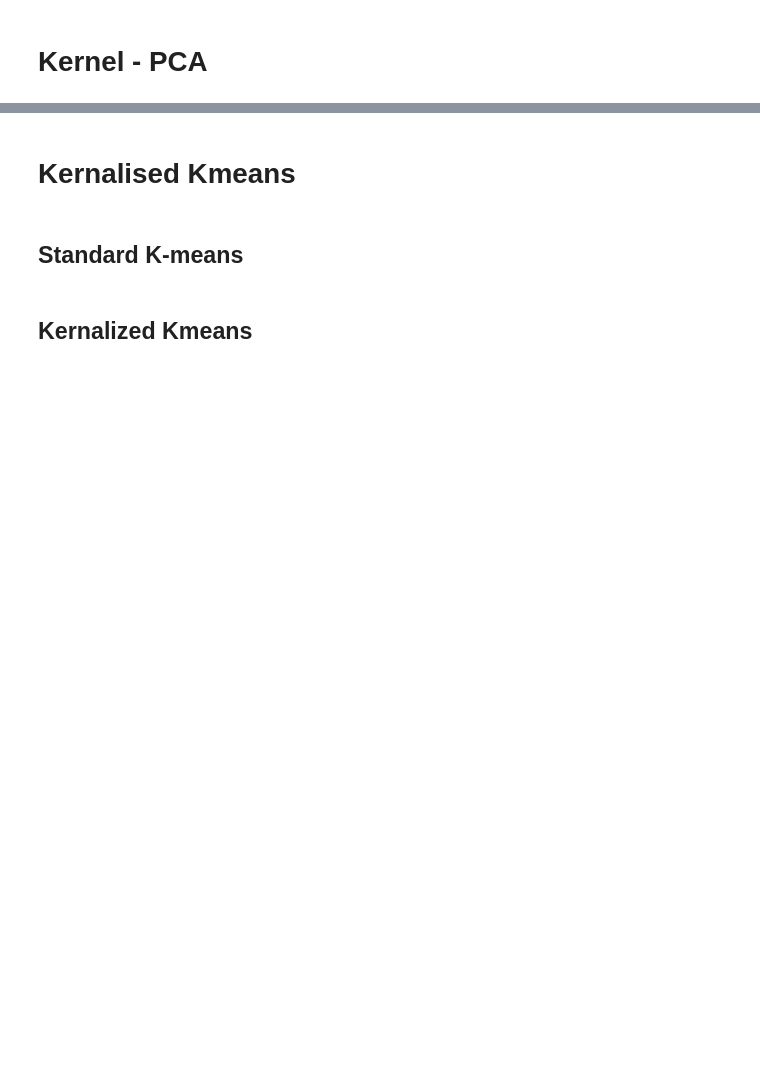
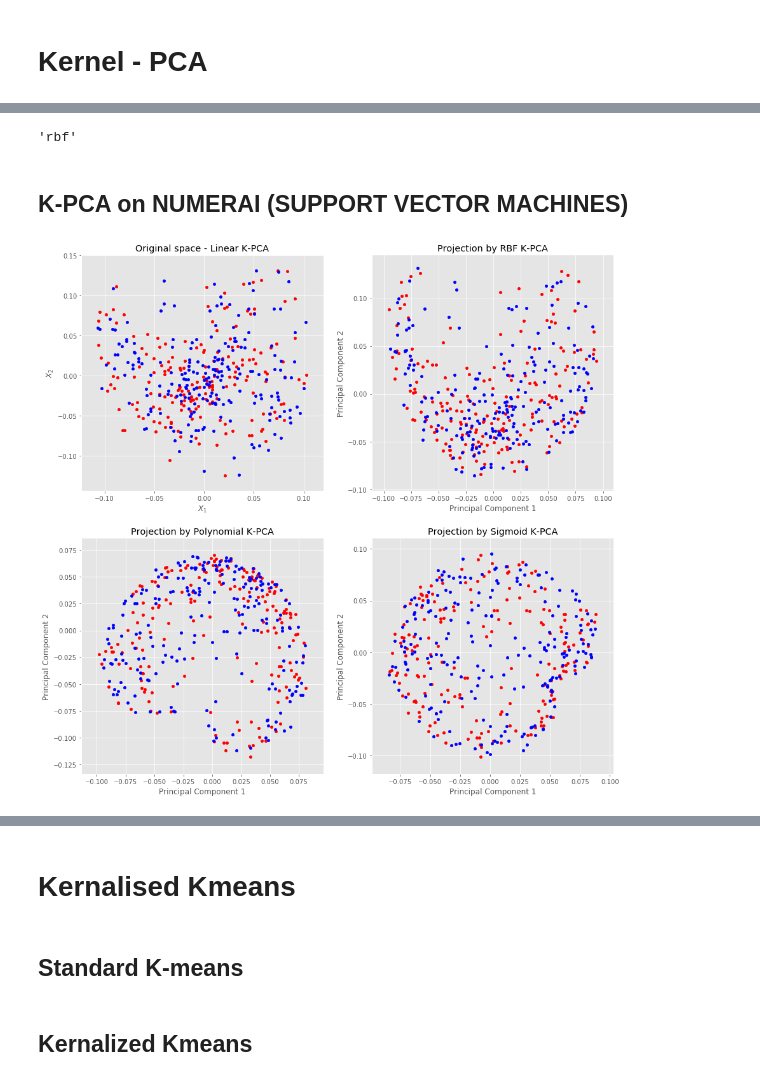
Before and after one commit to ajoseph12/Machine_Learning_lab, a Jupyter notebook: ML_LAB_1.ipynb, the cells around one changed output, grey strips where cells are left out. Saved outputs shown, nothing was run; the diff lists cells and outputs as text; code cells hidden in the pictures; blank space fills up the shorter version.

Commit message:
Testing and Numerai Dataset

```diff
--- a/ML_LAB_1.ipynb
+++ b/ML_LAB_1.ipynb
@@ -98,0 +450,51 @@ plt.show()
+# %%
+"""
+Also talk about the best estimators and all
+
+Table
+
+    Mode Precision Recall gamma degree
+1   rbf
+2   poly
+3   sigm
+
+"""
+# %% [output]
+'rbf'
+# %% [markdown]
+## K-PCA on NUMERAI (SUPPORT VECTOR MACHINES)
+# %%
+plt.figure(figsize= (15,15))
+
+np.random.seed(0)
+#X, Y = make_circles(n_samples=400, factor=.3, noise=.05)
+df = df[df['era'] == 'era3']
+X = df.values[:,3:-1]
+Y = df.values[:,-1]
+Y=Y.astype('int')
+reds = Y == 0
+blues = Y == 1
+
+mode_list = [['rbf',0.5, 1, 1, 'Original space - Linear K-PCA', '$X_1$','$X_2$'],
+             ['rbf',1, 1, 1, 'Projection by RBF K-PCA', 'Principal Component 1','Principal Component 2'],
+             ['rbf',3, 3, 1, 'Projection by Polynomial K-PCA', 'Principal Component 1','Principal Component 2'],
+             ['rbf',6, 1, 5, 'Projection by Sigmoid K-PCA', 'Principal Component 1','Principal Component 2']]
+
+X_pc_dict = dict()
+for n,i in enumerate(mode_list):
+
+        mode, gamma, degree, r, title, x_axis, y_axis  = i
+        kpca = Kernel_PCA(X, Y, mode, gamma, degree, r)
+        X_pc = kpca.X_pc
+        X_pc_dict[str(i[0]) + str(i[1])] = X_pc
+
+        plt.subplot(2, 2, n+1)
+        plt.title(title)
+        plt.scatter(X_pc[reds, 0], X_pc[reds, 1], c="red", s=20)
+        plt.scatter(X_pc[blues, 0], X_pc[blues, 1], c="blue",s=20)
+        plt.xlabel(x_axis)
+        plt.ylabel(y_axis)
+
+plt.show()
+# %% [output]
+[figure, added]
```
Also changed, not shown: parts of 55 cells of this notebook, 1 other file.
